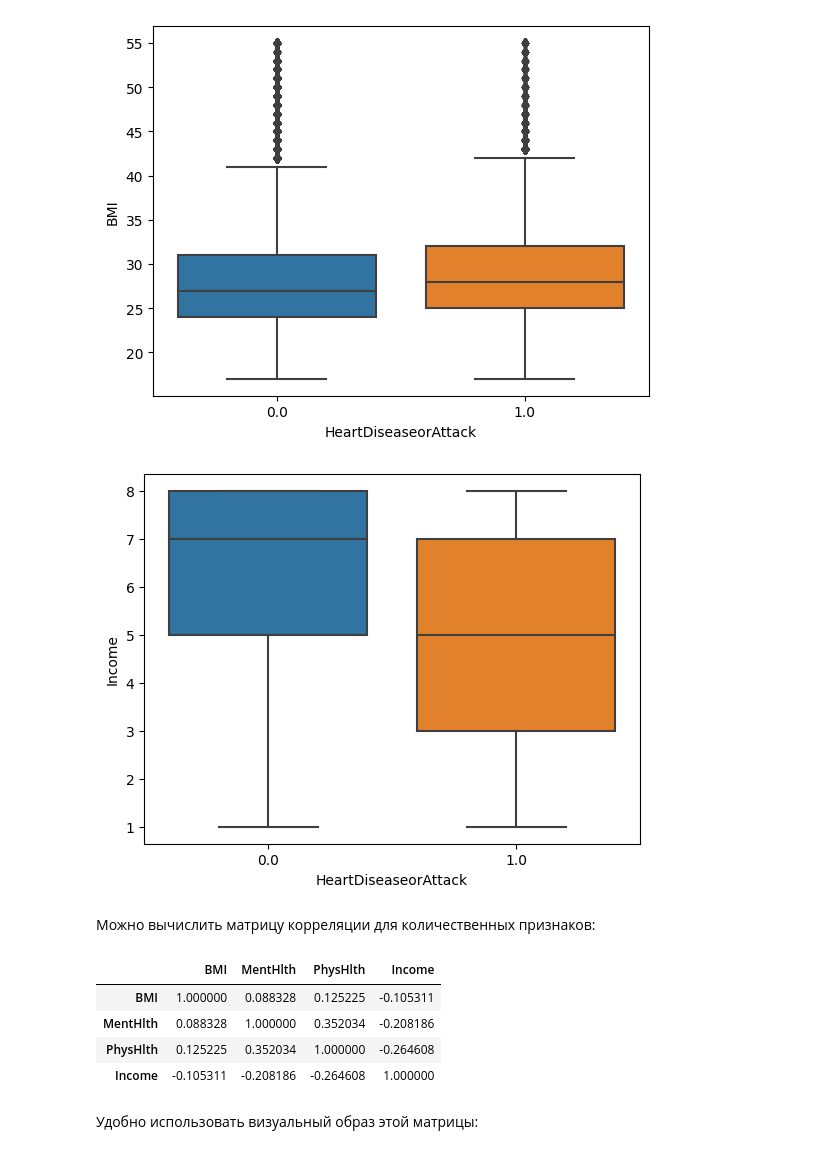
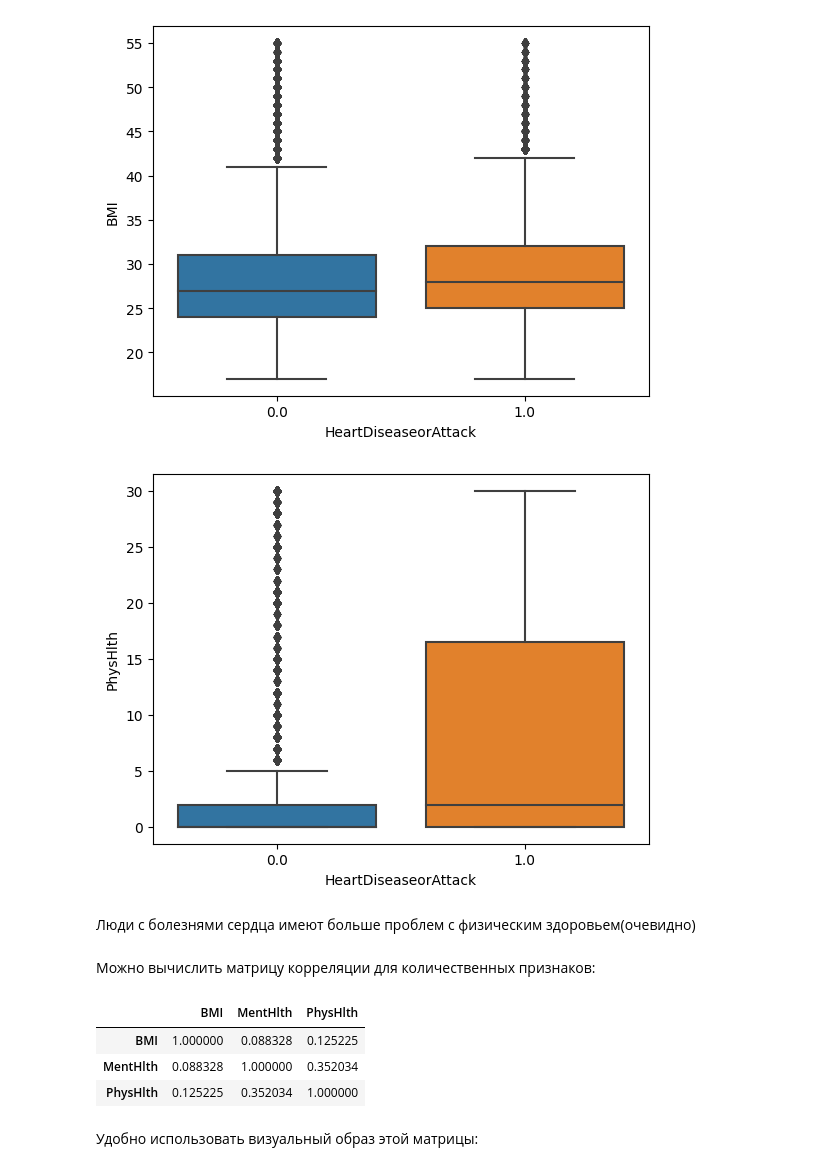
Before and after one commit to EvgenyPinezhanin/ML_2022, a Jupyter notebook: Statistical classification.ipynb, the cells around one changed output. Saved outputs shown, nothing was run; the diff lists cells and outputs as text; code cells hidden in the pictures.

```diff
--- a/Statistical classification.ipynb
+++ b/Statistical classification.ipynb
@@ -132,6 +132,8 @@ data_raw['Sex'] = data_raw['Sex'].astype('category')
 data_raw['Age'] = data_raw['Age'].astype('category')
 # %%
 data_raw['Education'] = data_raw['Education'].astype('category')
+# %%
+data_raw['Income'] = data_raw['Income'].astype('category')
 # %%
 data_raw.info()
 # %% [output]
@@ -331,21 +333,22 @@ pass
 # %% [output]
 [figure]
 # %%
-sns.boxplot(x="HeartDiseaseorAttack", y="Income", data=data)
+sns.boxplot(x="HeartDiseaseorAttack", y="PhysHlth", data=data)
 pass
 # %% [output]
-[figure, old version]
+[figure, new version]
+# %% [markdown]
+Люди с болезнями сердца имеют больше проблем с физическим здоровьем(очевидно)
 # %% [markdown]
 Можно вычислить матрицу корреляции для количественных признаков:
 # %%
 corr_mat = data.corr(numeric_only = True)
 corr_mat
 # %% [output]
-|  | BMI | MentHlth | PhysHlth | Income |
-| BMI | 1.000000 | 0.088328 | 0.125225 | -0.105311 |
-| MentHlth | 0.088328 | 1.000000 | 0.352034 | -0.208186 |
-| PhysHlth | 0.125225 | 0.352034 | 1.000000 | -0.264608 |
-| Income | -0.105311 | -0.208186 | -0.264608 | 1.000000 |
+|  | BMI | MentHlth | PhysHlth |
+| BMI | 1.000000 | 0.088328 | 0.125225 |
+| MentHlth | 0.088328 | 1.000000 | 0.352034 |
+| PhysHlth | 0.125225 | 0.352034 | 1.000000 |
 # %% [markdown]
 Удобно использовать визуальный образ этой матрицы:
 # %%
```
Also changed, not shown: parts of 43 cells of this notebook.
